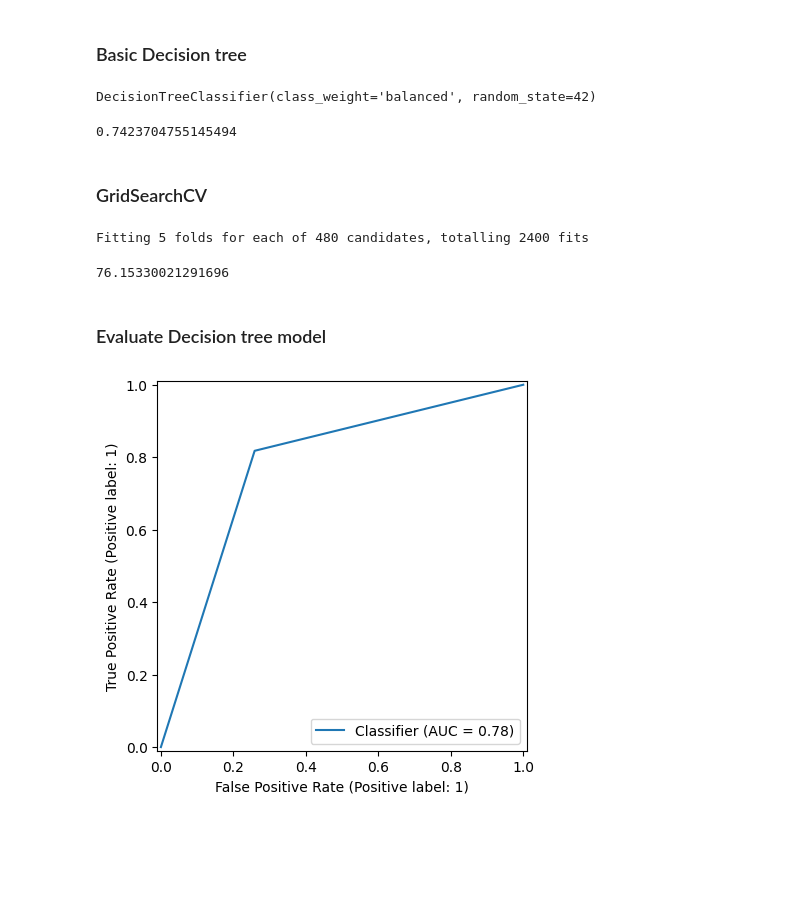
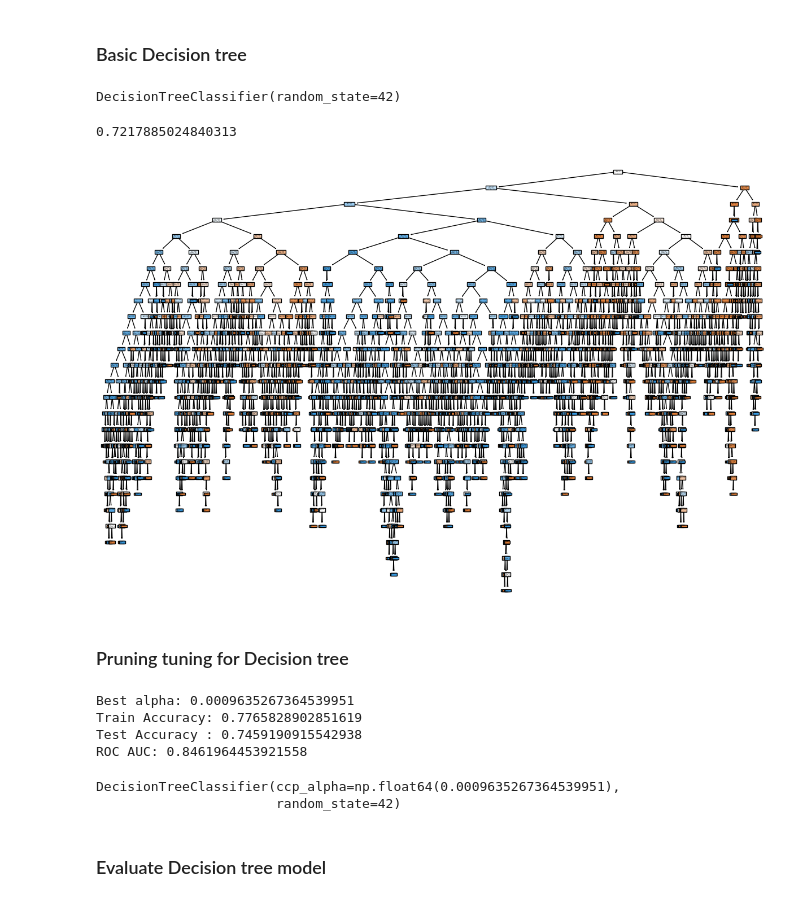
Before and after one commit to udan2006/Telco_Customer_churn, a Jupyter notebook: ML_CW.ipynb, the cells around one changed output. Drawn from its saved outputs; the diff is of its cells as text; code cells hidden in the pictures; blank space fills up the shorter version.

```diff
--- a/ML_CW.ipynb
+++ b/ML_CW.ipynb
@@ -371,42 +392,21 @@ X_train, X_test, Y_train, Y_test = train_test_split(X, Y, test_size=0.2,random_s
 # %% [markdown]
 ### Basic Decision tree
 # %%
-dt = DecisionTreeClassifier(random_state=42,class_weight='balanced')
-dt.fit(X_train, Y_train)
+dt = DecisionTreeClassifier(random_state=42)
+dt.fit(X_train_res, Y_train_res)
 # %% [output]
-DecisionTreeClassifier(class_weight='balanced', random_state=42)
+DecisionTreeClassifier(random_state=42)
-# %%
-dt.score(X_test, Y_test)
-# %% [output]
-0.7423704755145494
-# %% [markdown]
-### GridSearchCV
-# %%
-parameter_grid = {
-    'criterion': ['gini', 'entropy','log_loss'],
-    'splitter': ['best', 'random'],
-    'max_depth': [5, 8, 10, 12, 15],
-    'min_samples_split': [10, 20, 50, 100],
-    'min_samples_leaf': [5, 10, 15, 20],
-}
-
-np.random.seed(42)
-
-grid = GridSearchCV(
-    estimator=dt,
-    param_grid=parameter_grid,
-    cv=5,
-    scoring='accuracy',
-    n_jobs=-1,
-    verbose=1
-)
-
-grid.fit(X_train, Y_train)
-
-best_dt_grid = grid.best_estimator_
-# %% [output]
-Fitting 5 folds for each of 480 candidates, totalling 2400 fits
-# %%
-grid.score(X_test, Y_test)*100
-# %% [output]
-76.15330021291696
+# %%
+prediction_test = dt.predict(X_test)
+accuracy_score(Y_test, prediction_test)
+# %% [output]
+0.7217885024840313
+# %%
+from sklearn import tree
+plt.figure(figsize=(15,10))
+tree.plot_tree(dt,filled=True)
+plt.show()
+# %% [output]
+[figure, added]
+# %% [markdown]
+### Pruning tuning for Decision tree
@@ -413,2 +439,21 @@ grid.score(X_test, Y_test)*100
+# %%
+# Select best model
+best_index = test_auc.index(max(test_auc))
+
+print("Best alpha:", ccp_alphas[best_index])
+print("Train Accuracy:", train_acc[best_index])
+print("Test Accuracy :", test_acc[best_index])
+print("ROC AUC:", test_auc[best_index])
+# %% [output]
+Best alpha: 0.0009635267364539951
+Train Accuracy: 0.7765828902851619
+Test Accuracy : 0.7459190915542938
+ROC AUC: 0.8461964453921558
+# %%
+best_pruning_tree = DecisionTreeClassifier(random_state=42, ccp_alpha=ccp_alphas[best_index])
+best_pruning_tree.fit(X_train_res, Y_train_res)
+# %% [output]
+DecisionTreeClassifier(ccp_alpha=np.float64(0.0009635267364539951),
+                       random_state=42)
 # %% [markdown]
 ### Evaluate Decision tree model
@@ -417,5 +459,0 @@ Y_prediction = grid.predict(X_test)
-# %%
-RocCurveDisplay.from_predictions(Y_test,Y_prediction)
-plt.show()
-# %% [output]
-[figure, removed]
```
Also changed, not shown: parts of 18 cells of this notebook.
